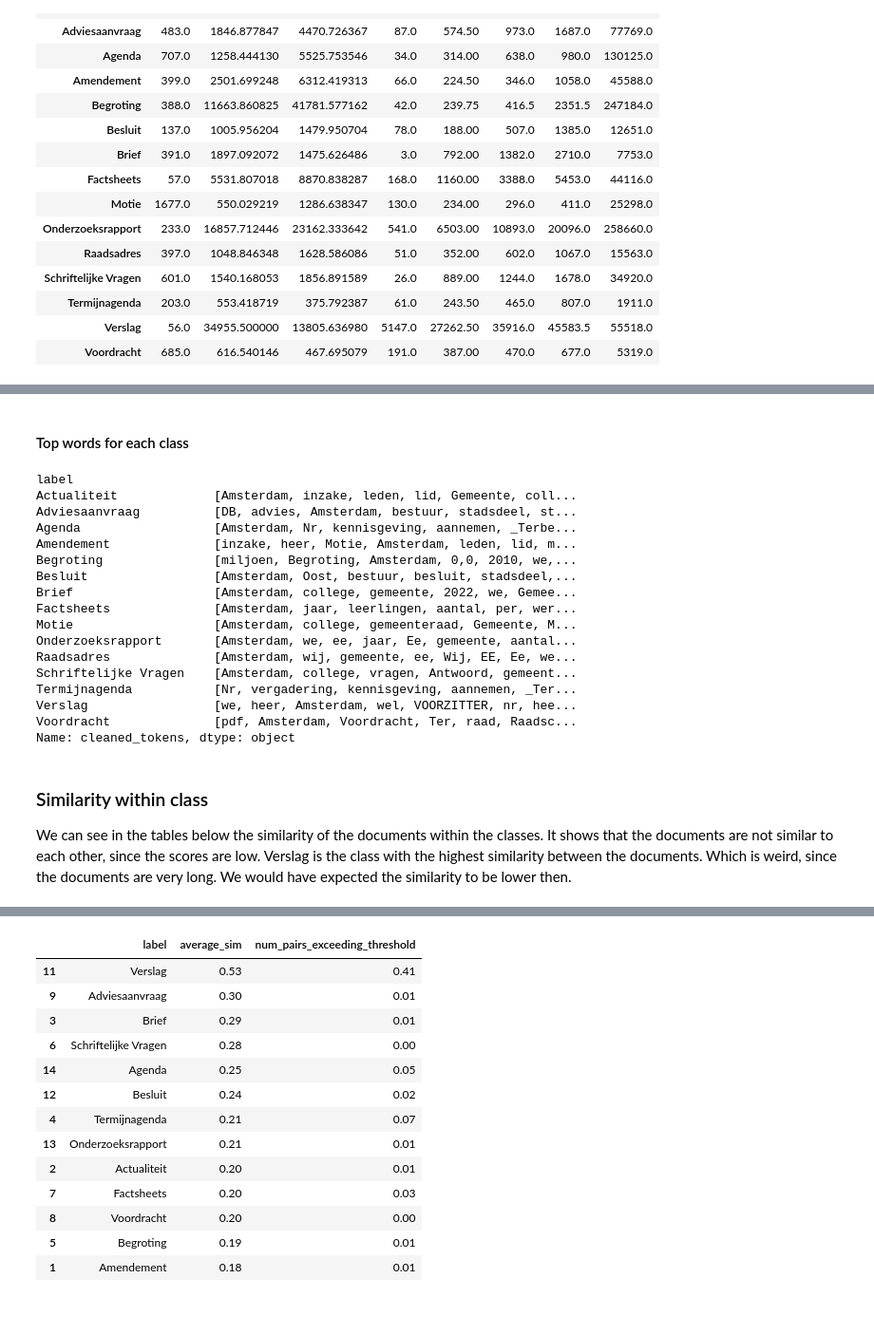
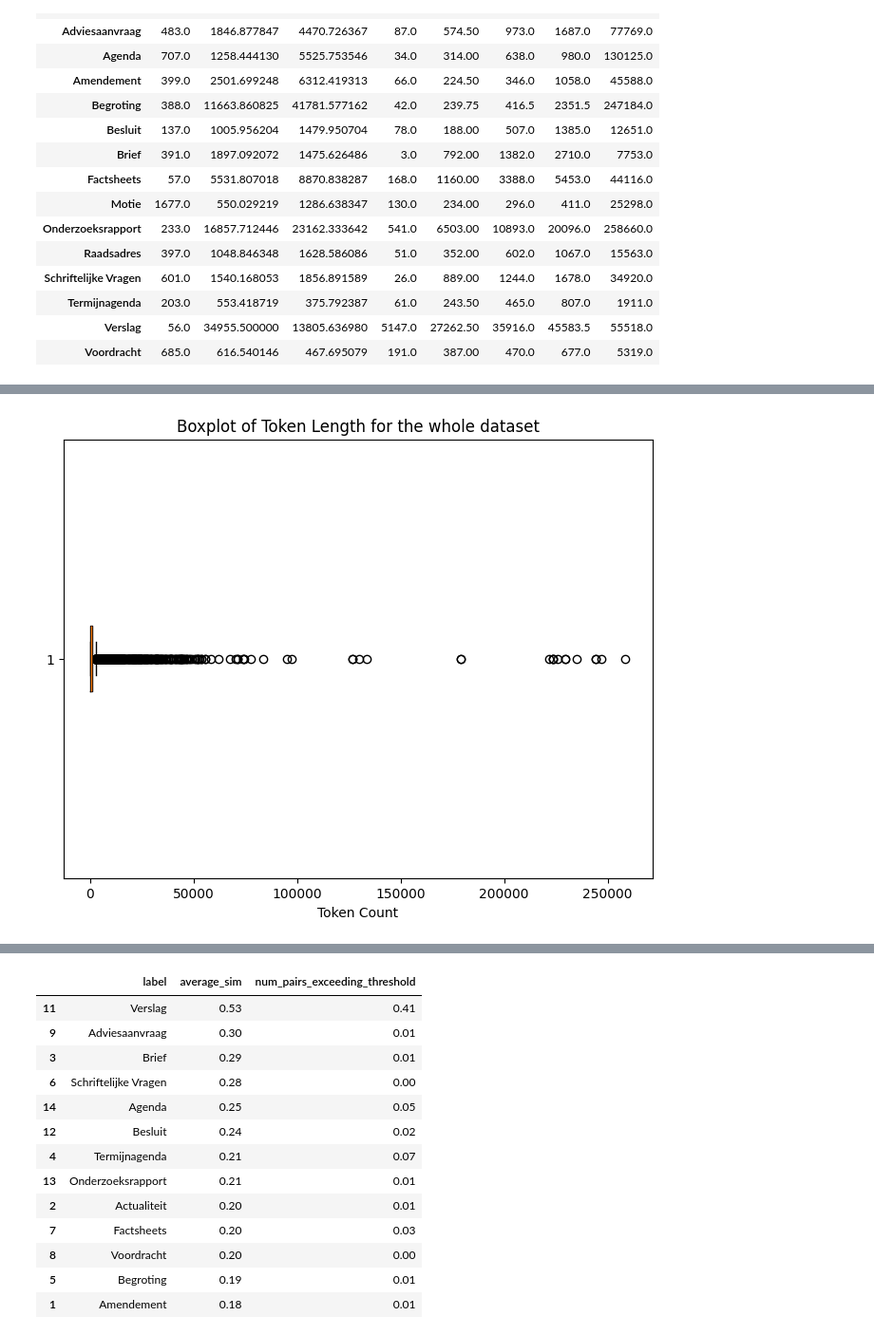
Before and after one commit to Amsterdam-Internships/document-classification-using-large-language-models, a Jupyter notebook: notebooks/EDA.ipynb, the cells around one changed output, grey strips where cells are left out. Shown at 95% size. Saved outputs shown, nothing was run; the diff lists cells and outputs as text; code cells hidden in the pictures; blank space fills up the shorter version.

```diff
--- a/notebooks/EDA.ipynb
+++ b/notebooks/EDA.ipynb
@@ -147,0 +148,26 @@ display(df.head())
+# %%
+import ast
+import pandas as pd
+test_df = pd.read_csv("../data/test_txt_tokenization.csv", encoding='utf-8')
+test_df['tokens'] = test_df['tokens'].apply(ast.literal_eval)
+df = test_df.copy()
+display(test_df)
+# %%
+from nltk.corpus import stopwords
+import string
+import nltk
+nltk.download('stopwords')
+
+
+# remove stopwords
+top_df = df.copy()
+
+def remove_stopwords(tokens):
+    stop_words = set(stopwords.words('dutch'))
+    tokens_without_stopwords = [word for word in tokens if word.lower() not in stop_words]
+    tokens_without_punctuation = [word for word in tokens_without_stopwords if word not in string.punctuation and len(word)>1]
+    return tokens_without_punctuation
+
+
+df['cleaned_tokens'] = df['tokens'].apply(remove_stopwords)
+df['clean_text'] = df['cleaned_tokens'].apply(lambda x: ' '.join(x))
@@ -195,36 +215,0 @@ Inspect each class for the minimum lengths, are the texts reasonable. Or mistake
-# %% [markdown]
-#### Top words for each class
-# %%
-from collections import Counter
-def get_top_words(tokens):
-    word_count = Counter(tokens)
-    common = word_count.most_common(15)
-    common_words = [tup[0] for tup in common]
-    return common_words
-
-top_df = df.copy()
-top_words_by_class = top_df.groupby('label')['cleaned_tokens'].sum().apply(get_top_words)
-display(top_words_by_class)
-# %% [output]
-label
-Actualiteit             [Amsterdam, inzake, leden, lid, Gemeente, coll...
-Adviesaanvraag          [DB, advies, Amsterdam, bestuur, stadsdeel, st...
-Agenda                  [Amsterdam, Nr, kennisgeving, aannemen, _Terbe...
-Amendement              [inzake, heer, Motie, Amsterdam, leden, lid, m...
-Begroting               [miljoen, Begroting, Amsterdam, 0,0, 2010, we,...
-Besluit                 [Amsterdam, Oost, bestuur, besluit, stadsdeel,...
-Brief                   [Amsterdam, college, gemeente, 2022, we, Gemee...
-Factsheets              [Amsterdam, jaar, leerlingen, aantal, per, wer...
-Motie                   [Amsterdam, college, gemeenteraad, Gemeente, M...
-Onderzoeksrapport       [Amsterdam, we, ee, jaar, Ee, gemeente, aantal...
-Raadsadres              [Amsterdam, wij, gemeente, ee, Wij, EE, Ee, we...
-Schriftelijke Vragen    [Amsterdam, college, vragen, Antwoord, gemeent...
-Termijnagenda           [Nr, vergadering, kennisgeving, aannemen, _Ter...
-Verslag                 [we, heer, Amsterdam, wel, VOORZITTER, nr, hee...
-Voordracht              [pdf, Amsterdam, Voordracht, Ter, raad, Raadsc...
-Name: cleaned_tokens, dtype: object
-# %% [markdown]
-### Similarity within class
-
-We can see in the tables below the similarity of the documents within the classes. It shows that the documents are not similar to each other, since the scores are low.
-Verslag is the class with the highest similarity between the documents. Which is weird, since the documents are very long. We would have expected the similarity to be lower then.
@@ -237,0 +216,10 @@ Verslag is the class with the highest similarity between the documents. Which is
+# %%
+import matplotlib.pyplot as plt
+
+plt.figure(figsize=(8, 6))
+plt.boxplot(df['token_length'], vert=False)
+plt.title('Boxplot of Token Length for the whole dataset')
+plt.xlabel('Token Count')
+plt.show()
+# %% [output]
+[figure, added]
```
Also changed, not shown: parts of 21 cells of this notebook, 1 other file.
